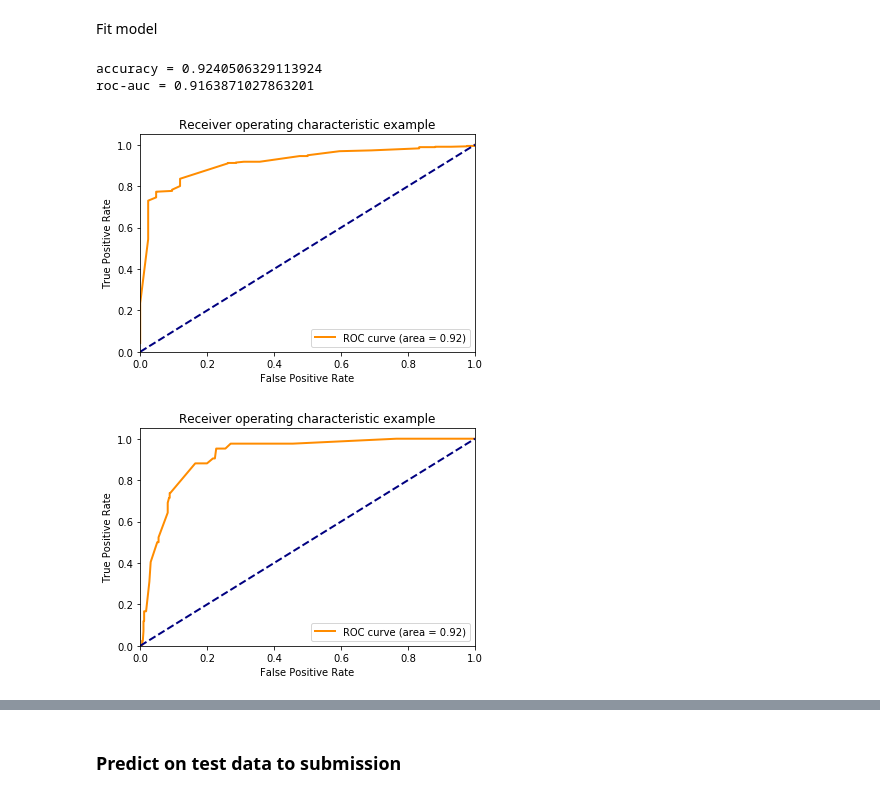
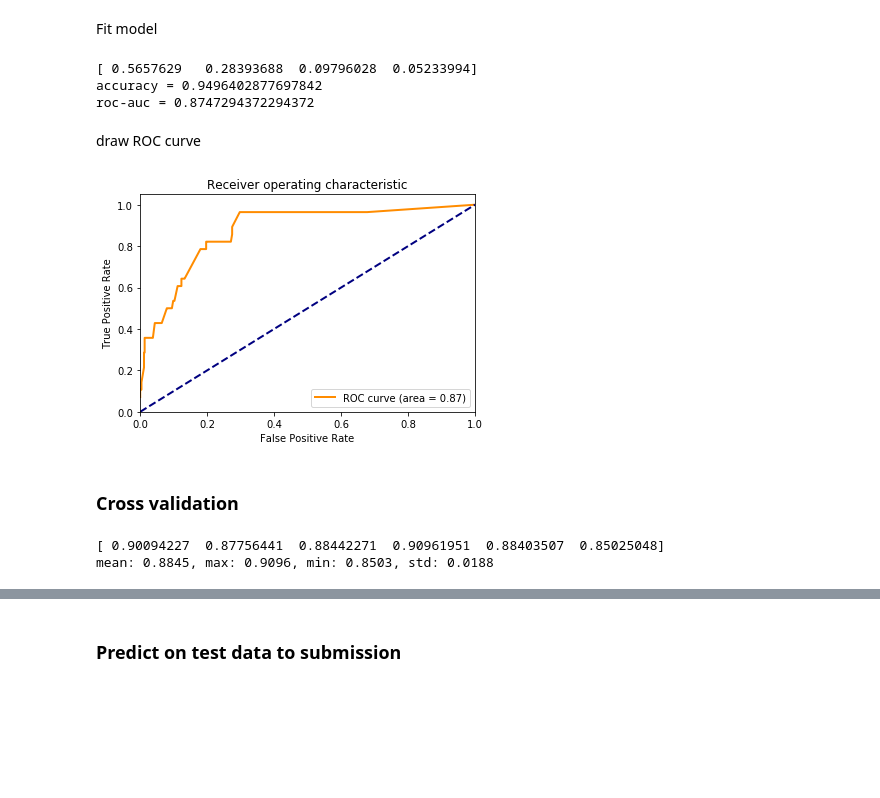
Before and after one commit to ylochman/Kaggle-Human-or-Robot, a Jupyter notebook: modeling.ipynb, the cells around one changed output, grey strips where cells are left out. Drawn from its saved outputs; the diff is of its cells as text; code cells hidden in the pictures; blank space fills up the shorter version.

Commit message:
added cross-validation for RF; tested RF on 3,4,5 features with different parameters

```diff
--- a/modeling.ipynb
+++ b/modeling.ipynb
@@ -58,3 +61,8 @@ y.shape = (1674,)
+# %%
+X_train, X_test, y_train, y_test = train_test_split(X, y, test_size=0.33, random_state=42)
+
+y_test_transformed = np.hstack((1 - y_test.reshape(y_test.size,1),
+                                y_test.reshape(y_test.size,1)))
 # %% [markdown]
 ### Train model
 # %% [markdown]
@@ -74,65 +82,62 @@ roc-auc for it = 0.9163871027863201
 # %% [markdown]
 Fit model
 # %%
-from sklearn.preprocessing import label_binarize
-from sklearn.ensemble import RandomForestClassifier
-from sklearn.metrics import accuracy_score, roc_auc_score
-
 RF_classifier = RandomForestClassifier(max_depth=best_max_depth, random_state=0)
 RF_classifier.fit(X_train, y_train)
 
-#print(RF_classifier.feature_importances_)
+print(RF_classifier.feature_importances_)
 
 y_pred = RF_classifier.predict(X_test)
-acc = accuracy_score(y_test, y_pred)
-print('accuracy = {}'.format(acc))
+acc_score = accuracy_score(y_test, y_pred)
+print('accuracy = {}'.format(acc_score))
 
-y_test_transformed = np.hstack((1-label_binarize(y_test, classes=[0, 1]), label_binarize(y_test, classes=[0, 1])))
+
 y_score = RF_classifier.predict_proba(X_test)
-auc = roc_auc_score(y_test_transformed, y_score, average='weighted')
-print('roc-auc = {}'.format(auc))
+auc_score = roc_auc_score(y_test_transformed, y_score, average='weighted')
+print('roc-auc = {}'.format(auc_score))
 # %% [output]
-accuracy = 0.9240506329113924
-roc-auc = 0.9163871027863201
+[ 0.5657629   0.28393688  0.09796028  0.05233994]
+accuracy = 0.9496402877697842
+roc-auc = 0.8747294372294372
+# %% [markdown]
+draw ROC curve
 # %%
-# Compute ROC curve and ROC area for each class
-from sklearn.metrics import roc_curve, auc
 fpr = dict()
 tpr = dict()
 roc_auc = dict()
 for i in range(2):
     fpr[i], tpr[i], _ = roc_curve(y_test_transformed[:, i], y_score[:, i])
     roc_auc[i] = auc(fpr[i], tpr[i])
-
-# Compute micro-average ROC curve and ROC area for 0
-fpr["micro"], tpr["micro"], _ = roc_curve(y_test_transformed.ravel(), y_score.ravel())
-roc_auc["micro"] = auc(fpr["micro"], tpr["micro"])
-plt.figure()
-lw = 2
-plt.plot(fpr[0], tpr[0], color='darkorange',
-         lw=lw, label='ROC curve (area = %0.2f)' % roc_auc[0])
-plt.plot([0, 1], [0, 1], color='navy', lw=lw, linestyle='--')
-plt.xlim([0.0, 1.0])
-plt.ylim([0.0, 1.05])
-plt.xlabel('False Positive Rate')
-plt.ylabel('True Positive Rate')
-plt.title('Receiver operating characteristic example')
-plt.legend(loc="lower right")
-plt.show()
 
 # Compute micro-average ROC curve and ROC area for 1
 plt.figure()
 lw = 2
 plt.plot(fpr[1], tpr[1], color='darkorange',
          lw=lw, label='ROC curve (area = %0.2f)' % roc_auc[1])
 plt.plot([0, 1], [0, 1], color='navy', lw=lw, linestyle='--')
 plt.xlim([0.0, 1.0])
 plt.ylim([0.0, 1.05])
 plt.xlabel('False Positive Rate')
 plt.ylabel('True Positive Rate')
-plt.title('Receiver operating characteristic example')
+plt.title('Receiver operating characteristic')
 plt.legend(loc="lower right")
 plt.show()
 # %% [output]
-[figure, old version]
+[figure, new version]
-[figure, removed]
+# %% [markdown]
+### Cross validation
+# %%
+CV_SSS = model_selection.StratifiedShuffleSplit(n_splits = 6, test_size = 0.33, random_state=1)
+#for train_indices, test_indices in CV_SSS.split(X, y):
+    #print(train_indices, test_indices)
+
+RF_classifier = RandomForestClassifier(max_depth=best_max_depth, random_state=3)
+RF_cross_val_scoring = cross_val_score(RF_classifier, X, y, scoring='roc_auc', cv=CV_SSS)
+print(RF_cross_val_scoring)
+print('mean: {:.4f}, max: {:.4f}, min: {:.4f}, std: {:.4f}'.format(RF_cross_val_scoring.mean(),
+                                                               RF_cross_val_scoring.max(),
+                                                               RF_cross_val_scoring.min(),
+                                                               RF_cross_val_scoring.std()))
+# %% [output]
+[ 0.90094227  0.87756441  0.88442271  0.90961951  0.88403507  0.85025048]
+mean: 0.8845, max: 0.9096, min: 0.8503, std: 0.0188
```
Also changed, not shown: parts of 28 cells of this notebook.
